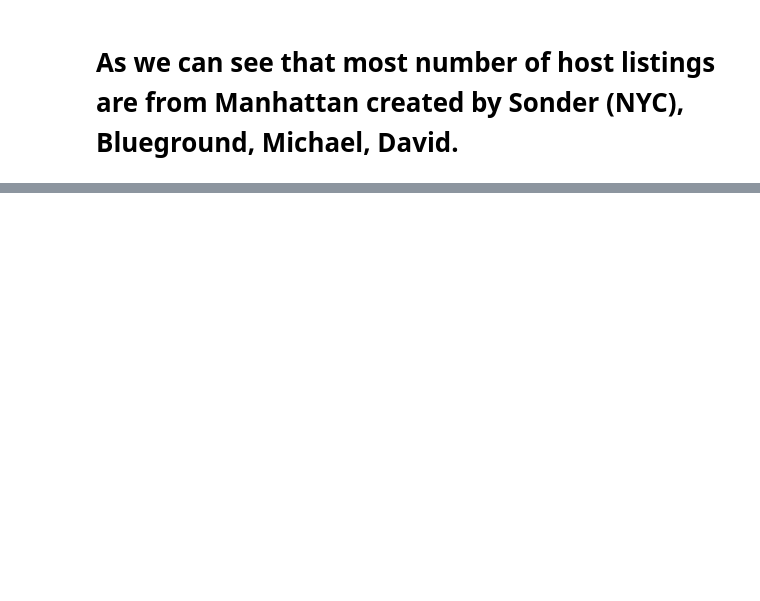
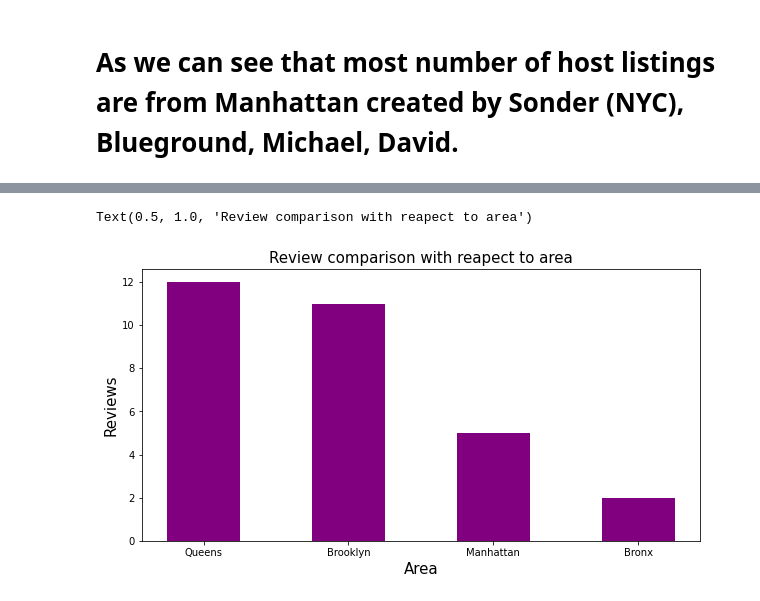
Before and after one commit to SrvPioneer/Airbnb_Data_Analysis, a Jupyter notebook: Airbnb_Bookings_Analysis_Capstone_Project.ipynb, the cells around one changed output, grey strips where cells are left out. Saved outputs shown, nothing was run; the diff lists cells and outputs as text; code cells hidden in the pictures; blank space fills up the shorter version.

```diff
--- a/Airbnb_Bookings_Analysis_Capstone_Project.ipynb
+++ b/Airbnb_Bookings_Analysis_Capstone_Project.ipynb
@@ -142,0 +177,3 @@ plt.rcParams['figure.figsize'] = (10, 5)
+# %%
+price_reviews = areas_reviews.sort_values(by = "number_of_reviews", ascending = False).head(150)
+price_reviews
@@ -142,0 +194,12 @@ plt.rcParams['figure.figsize'] = (10, 5)
+# %%
+#Plot a bar chart with respect to reviews
+area = price_reviews["neighbourhood_group"]
+reviews = price_reviews["number_of_reviews"]
+figure = plt.figure(figsize = (10, 5))
+plt.bar(area, reviews, color = "purple", width = 0.5)
+plt.xlabel("Area", fontsize = 15)
+plt.ylabel("Reviews", fontsize = 15)
+plt.title("Review comparison with reapect to area", fontsize = 15)
+# %% [output]
+Text(0.5, 1.0, 'Review comparison with reapect to area')
+[figure, added]
```
Also changed, not shown: parts of 18 cells of this notebook.
